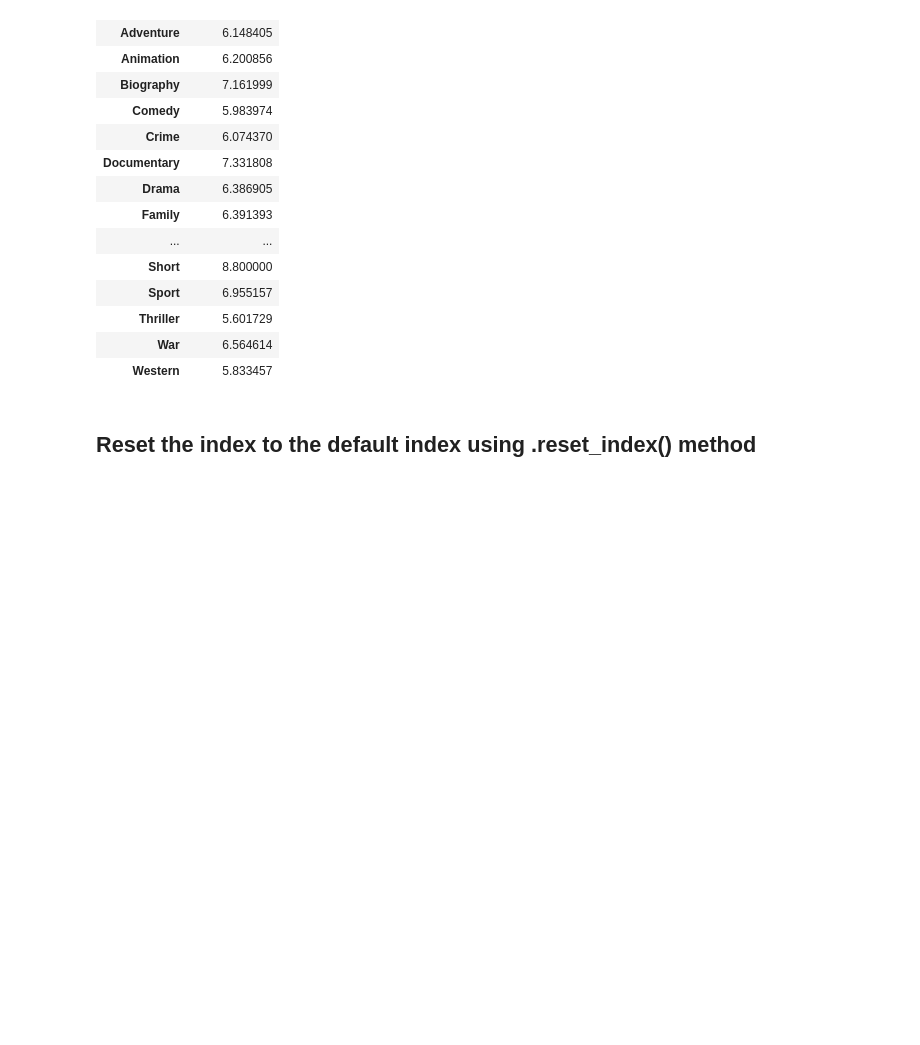
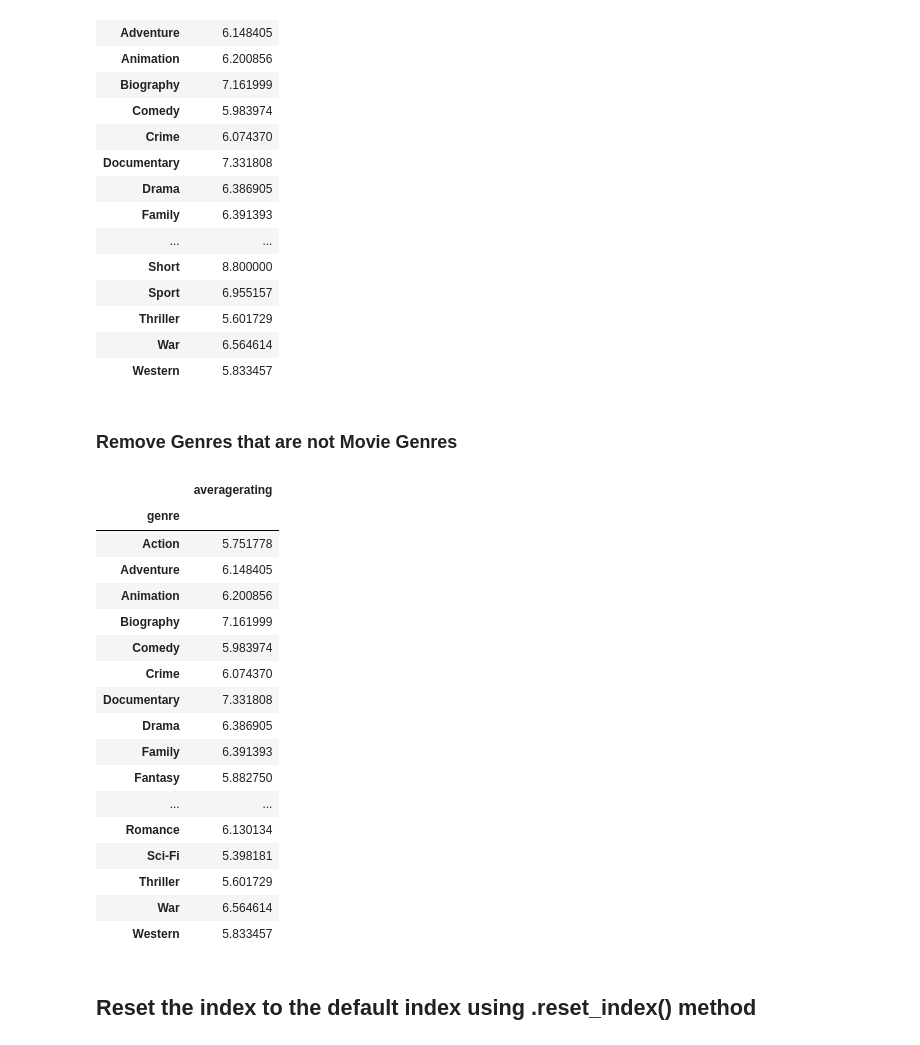
Before and after one commit to data-gab/Analysis-of-the-Film-Industry, a Jupyter notebook: data cleaning for question 1 (phase_1_project).ipynb, the cells around one changed output. Saved outputs shown, nothing was run; the diff lists cells and outputs as text; code cells hidden in the pictures; blank space fills up the shorter version.

```diff
--- a/data cleaning for question 1 (phase_1_project).ipynb
+++ b/data cleaning for question 1 (phase_1_project).ipynb
@@ -366,3 +366,5 @@ genre_avg_ratings_df
 | Thriller | 5.601729 |
 | War | 6.564614 |
 | Western | 5.833457 |
+# %% [markdown]
+### Remove Genres that are not Movie Genres
@@ -369,3 +373,24 @@ genre_avg_ratings_df
+# %%
+genre_avg_ratings_df
+# %% [output]
+|  | averagerating |
+| genre |  |
+| Action | 5.751778 |
+| Adventure | 6.148405 |
+| Animation | 6.200856 |
+| Biography | 7.161999 |
+| Comedy | 5.983974 |
+| Crime | 6.074370 |
+| Documentary | 7.331808 |
+| Drama | 6.386905 |
+| Family | 6.391393 |
+| Fantasy | 5.882750 |
+| ... | ... |
+| Romance | 6.130134 |
+| Sci-Fi | 5.398181 |
+| Thriller | 5.601729 |
+| War | 6.564614 |
+| Western | 5.833457 |
 # %% [markdown]
 ## Reset the index to the default index using .reset_index() method
 # %% [markdown]
```
Also changed, not shown: parts of 5 cells of this notebook, 5 other files.
